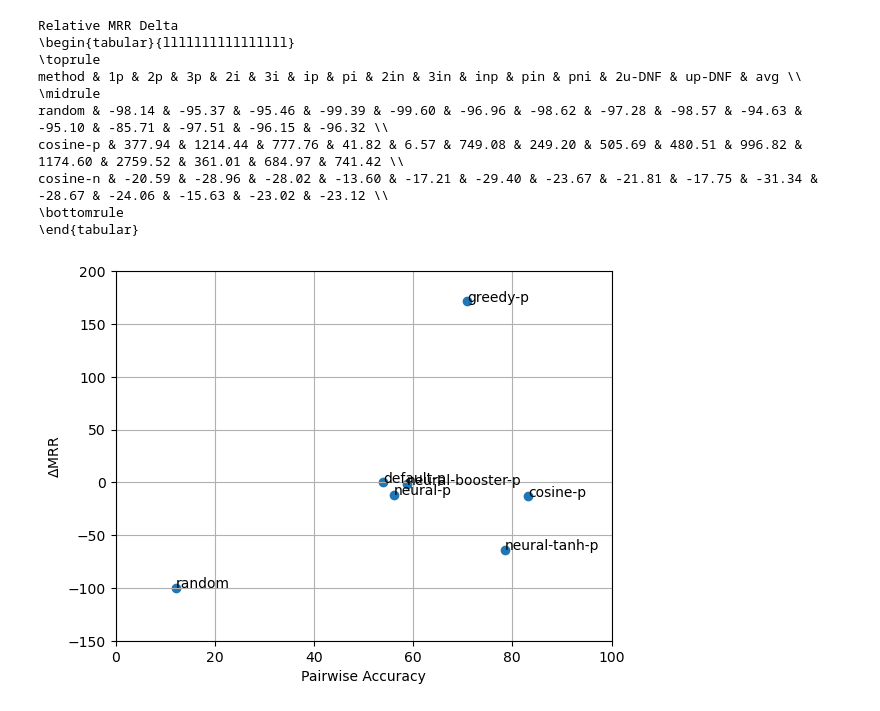
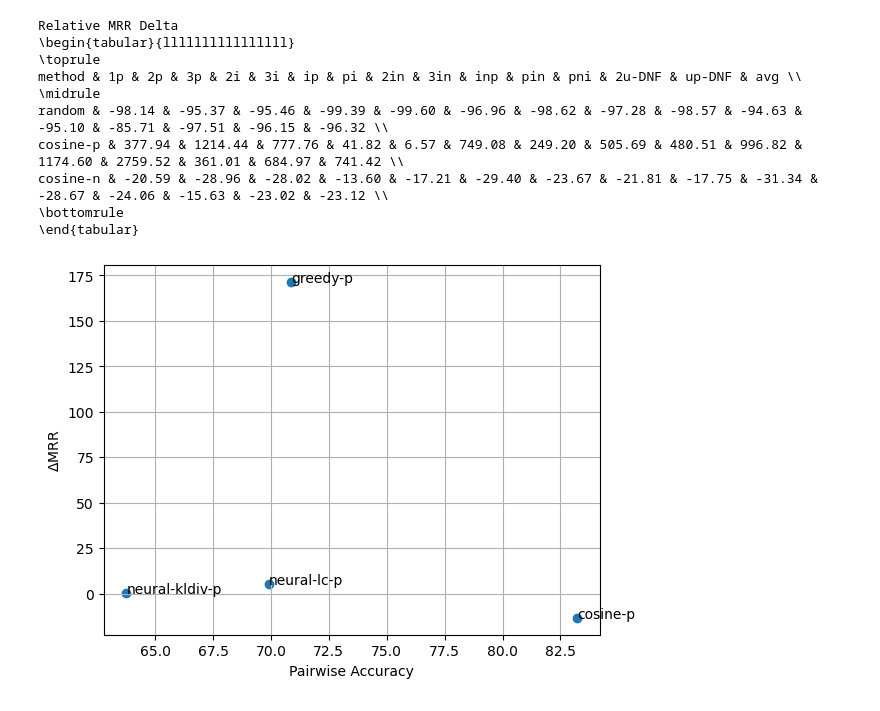
Before and after one commit to dfdazac/nqr, a Jupyter notebook: notebooks/01-make-results-table.ipynb, the cells around one changed output. Cells and saved outputs as stored; diff of their text form; code cells hidden in the pictures.

```diff
--- a/notebooks/01-make-results-table.ipynb
+++ b/notebooks/01-make-results-table.ipynb
@@ -2,20 +2,28 @@
 import matplotlib.pyplot as plt
 import pandas as pd
 
-selected_results_fb15k = {
+selected_results_fb15k_no_pref = {
     "random": "../results/fb15k_10_0.001_random_test_positive_1738248353/all_metrics.txt",
-    "default-p": "../results/fb15k_10_0.001_default_test_positive_1738847753/all_metrics_test_positive.txt",
+    "default-p": "../results/fb15k_10_0.001_default_test_positive_1738847753/all_metrics_test_positive.txt"
+}
+
+selected_results_fb15k_pos = {
     "greedy-p": "/home/daniel/projects/quack/results/fb15k_10_0.001_greedy_test_positive_1738676398/all_metrics_test_positive.txt",
     "cosine-p": "../results/fb15k_10_0.001_cosine_0.1_test_positive_1738673171/all_metrics_test_positive.txt",
-    "neural-p": "../results/fb15k_10_0.001_ltr_0.001_positive_1738509338/all_metrics_test_positive.txt",
-    "neural-tanh-p": "/home/daniel/projects/quack/results/fb15k_10_0.001_ltr_1e-05_positive_1738688598/all_metrics_test_positive.txt",
-    "neural-booster-p": "/home/daniel/projects/quack/results/fb15k_10_0.001_ltr_1e-05_positive_1738835786/all_metrics_test_positive.txt",
+    # "neural-kldiv-p": "../results/fb15k_10_0.001_ltr_0.0001_positive_1739493134/all_metrics_test_positive.txt",
+    "neural-kldiv-p": "../results/fb15k_10_0.001_ltr_0.001_test_positive_1740656535/all_metrics_test_positive.txt",
+    "neural-lc-p": "../results/fb15k_10_0.001_ltr_0.0001_positive_1739562177/all_metrics_test_positive.txt"
+}
+
+selected_results_fb15k_neg = {
     "greedy-n": "/home/daniel/projects/quack/results/fb15k_10_0.001_greedy_test_negative_1738674178/all_metrics_test_negative.txt",
     "cosine-n": "../results/fb15k_10_0.001_cosine_0.9_test_negative_1738673179/all_metrics_test_negative.txt",
-    "neural-n": "../results/fb15k_10_0.001_ltr_0.001_positive_1738509338/all_metrics_test_negative.txt",
-    "neural-tanh-n": "/home/daniel/projects/quack/results/fb15k_10_0.001_ltr_1e-05_positive_1738688598/all_metrics_test_negative.txt",
-    "neural-booster-n": "/home/daniel/projects/quack/results/fb15k_10_0.001_ltr_1e-05_positive_1738835786/all_metrics_test_negative.txt"
+    # "neural-kldiv-n": "../results/fb15k_10_0.001_ltr_0.0001_positive_1739493134/all_metrics_test_negative.txt",
+    "neural-kldiv-n": "../results/fb15k_10_0.001_ltr_0.001_test_negative_1740732882/all_metrics_test_negative.txt",
+    "neural-lc-n": "../results/fb15k_10_0.001_ltr_0.0001_positive_1739562177/all_metrics_test_negative.txt",
 }
+
+selected_results_fb15k = {**selected_results_fb15k_no_pref, **selected_results_fb15k_pos, **selected_results_fb15k_neg}
 
 def process_files(file_dict, metric_name):
     data = []
@@ -128,21 +142,10 @@ def plot_pa_mrr(df_pa, df_mrr):
         ax.annotate(txt, (df_pa["1p"][i], df_mrr["1p"][i]))
     plt.xlabel("Pairwise Accuracy")
     plt.ylabel("$\Delta$MRR")
-    plt.xlim(0, 100)
-    plt.ylim(-150, 200)
     plt.grid()
 # %%
-selected_results_fb15k = {
-   "random": "../results/fb15k_10_0.001_random_test_positive_1738248353/all_metrics.txt",
-    "default-p": "../results/fb15k_10_0.001_default_test_positive_1738847753/all_metrics_test_positive.txt",
-    "greedy-p": "/home/daniel/projects/quack/results/fb15k_10_0.001_greedy_test_positive_1738676398/all_metrics_test_positive.txt",
-    "cosine-p": "../results/fb15k_10_0.001_cosine_0.1_test_positive_1738673171/all_metrics_test_positive.txt",
-    "neural-p": "../results/fb15k_10_0.001_ltr_0.001_positive_1738509338/all_metrics_test_positive.txt",
-    "neural-tanh-p": "/home/daniel/projects/quack/results/fb15k_10_0.001_ltr_1e-05_positive_1738688598/all_metrics_test_positive.txt",
-    "neural-booster-p": "/home/daniel/projects/quack/results/fb15k_10_0.001_ltr_1e-05_positive_1738835786/all_metrics_test_positive.txt",
-}
-df_pa = process_files(selected_results_fb15k, "cumulative_pairwise_accuracy")
-df_mrr = process_files(selected_results_fb15k, "cumulative_mrr_hard_delta")
+df_pa = process_files(selected_results_fb15k_pos, "cumulative_pairwise_accuracy")
+df_mrr = process_files(selected_results_fb15k_pos, "cumulative_mrr_hard_delta")
 plot_pa_mrr(df_pa, df_mrr)
 # %% [output]
-[figure, old version]
+[figure, new version]
```
Also changed, not shown: parts of 3 cells of this notebook, 1 other file.
